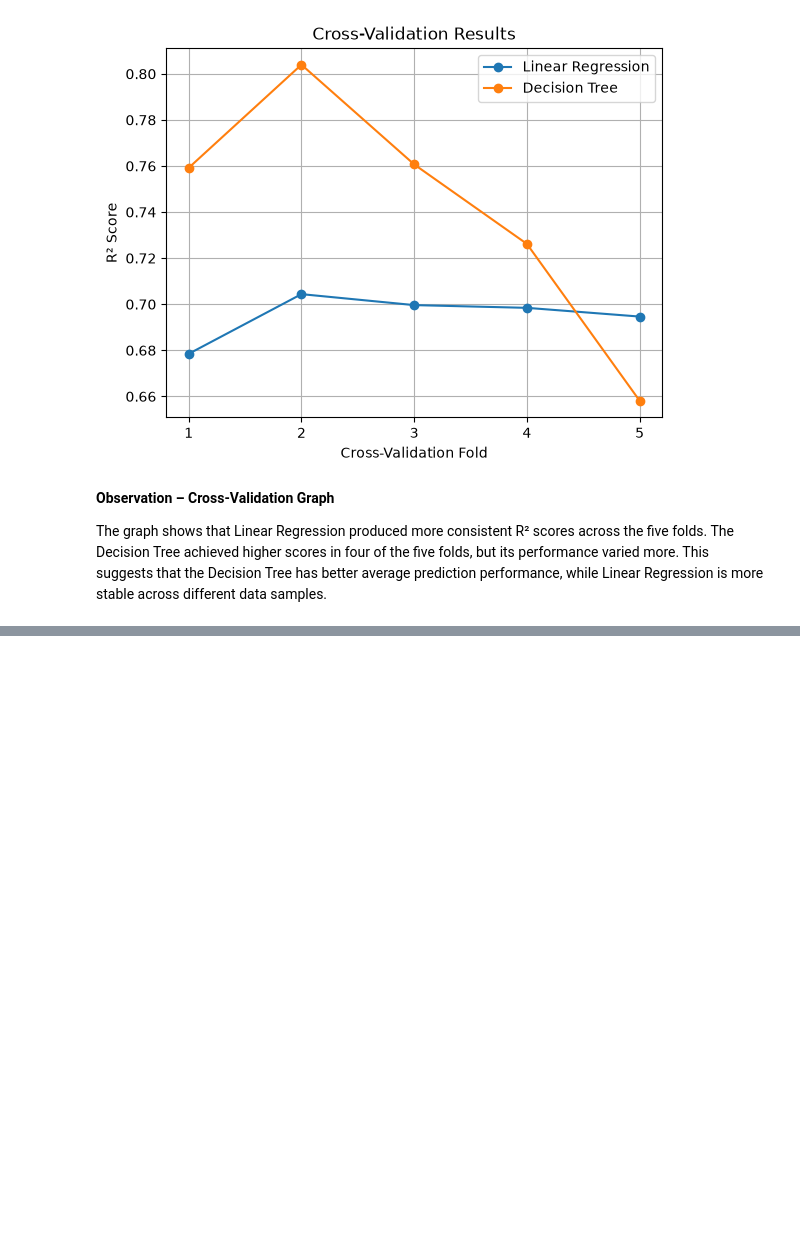
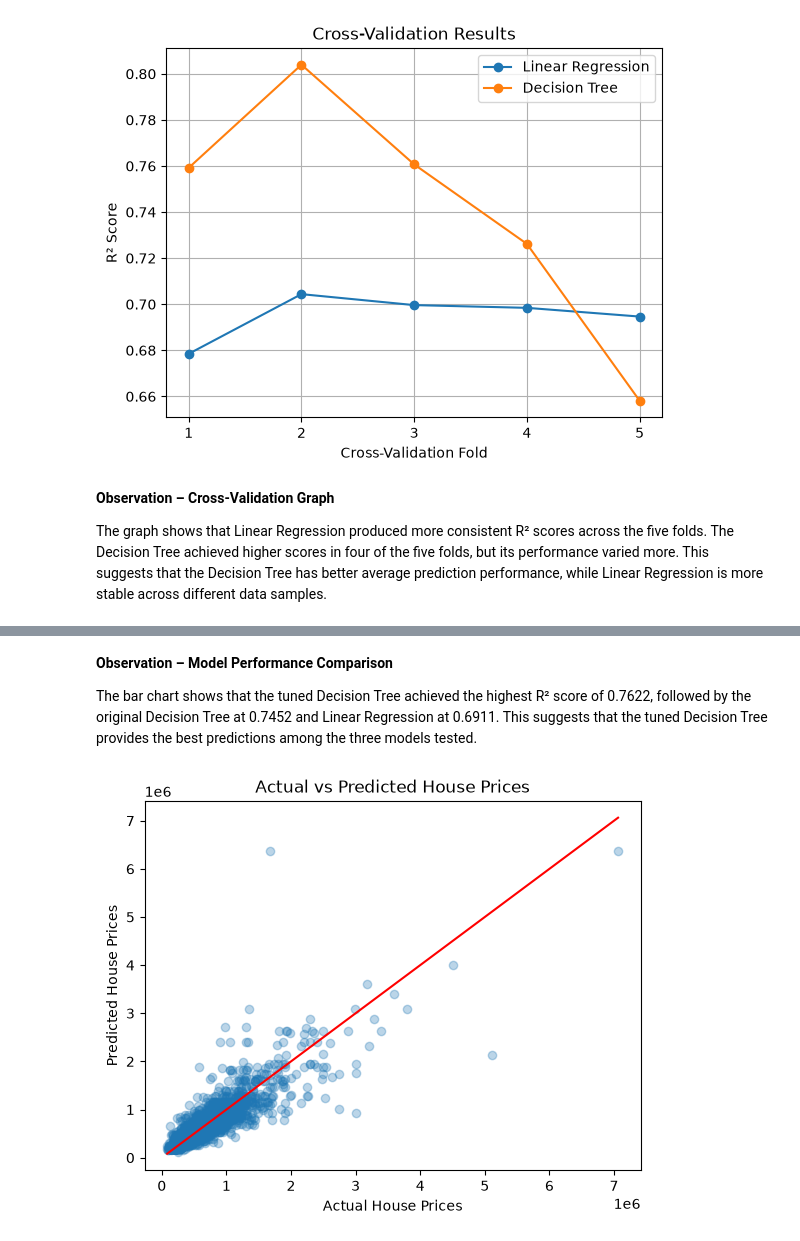
Before and after one commit to simo100000/Machine-Learning, a Jupyter notebook: machine learning-checkpoint.ipynb, the cells around one changed output, grey strips where cells are left out. Saved outputs shown, nothing was run; the diff lists cells and outputs as text; code cells hidden in the pictures; blank space fills up the shorter version.

```diff
--- a/machine learning-checkpoint.ipynb
+++ b/machine learning-checkpoint.ipynb
@@ -702,0 +720,19 @@ The graph shows that Linear Regression produced more consistent R² scores acros
+# %% [markdown]
+**Observation – Model Performance Comparison**
+
+The bar chart shows that the tuned Decision Tree achieved the highest R² score of 0.7622, followed by the original Decision Tree at 0.7452 and Linear Regression at 0.6911. This suggests that the tuned Decision Tree provides the best predictions among the three models tested.
+# %%
+# Compare actual and predicted house prices
+plt.scatter(y_test, y_pred_best_dt, alpha=0.3)
+
+# Add a reference line for perfect predictions
+plt.plot([y_test.min(), y_test.max()],
+         [y_test.min(), y_test.max()],
+         color='red')
+
+plt.xlabel('Actual House Prices')
+plt.ylabel('Predicted House Prices')
+plt.title('Actual vs Predicted House Prices')
+plt.show()
+# %% [output]
+[figure, added]
```
Also changed, not shown: parts of 8 cells of this notebook.
